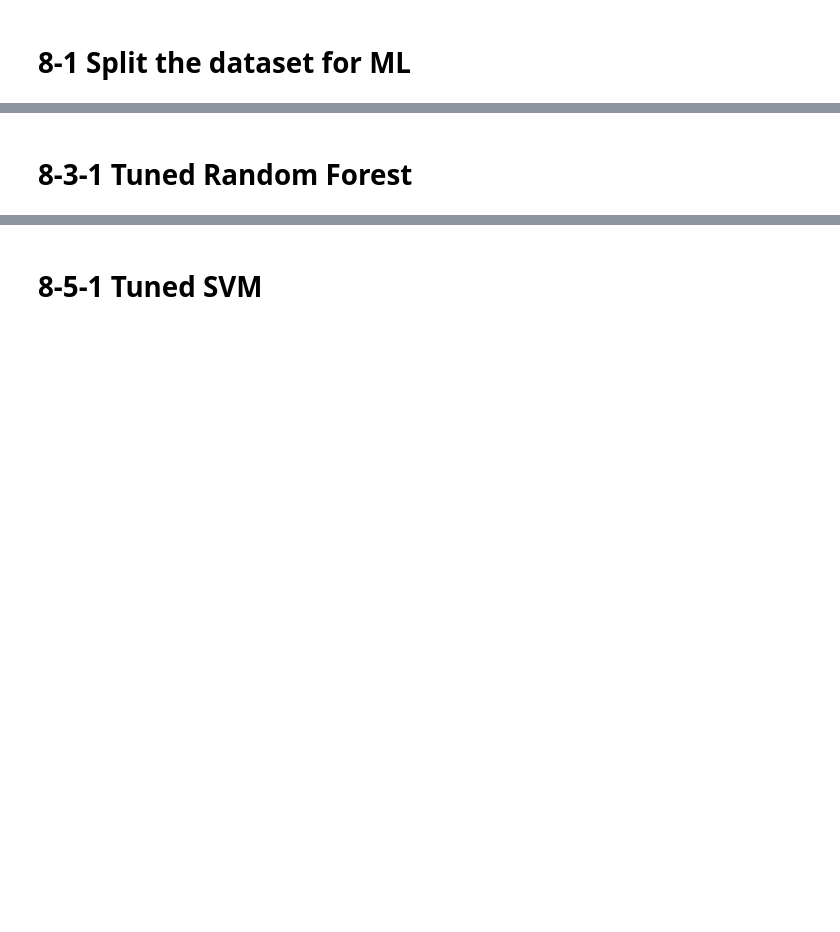
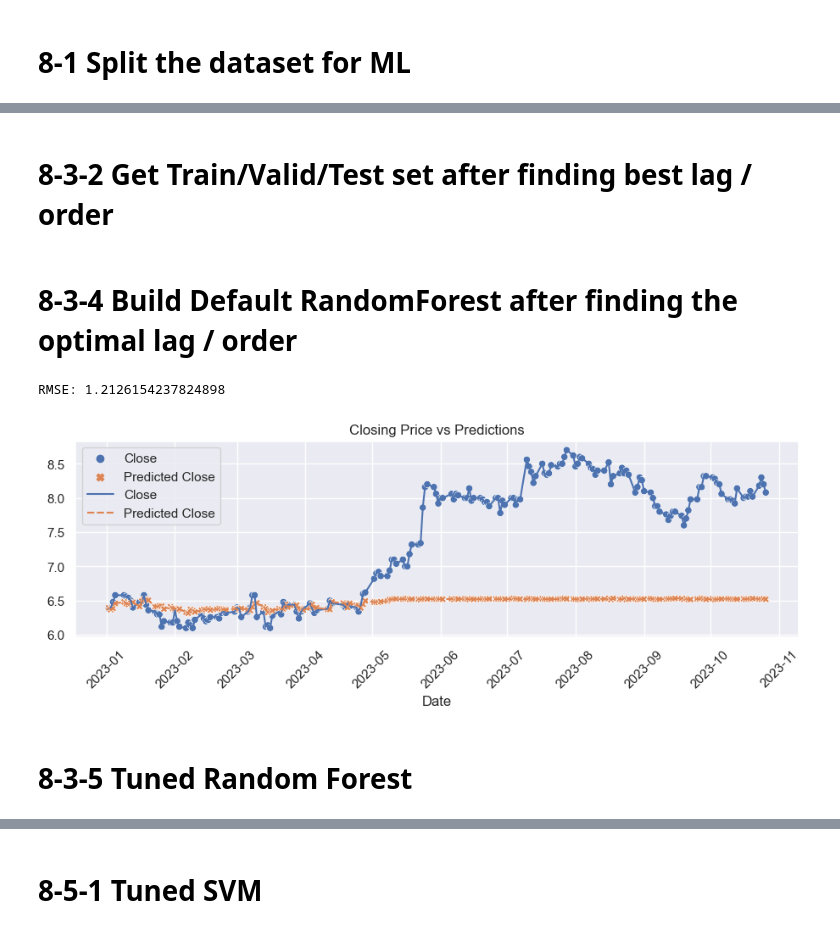
Before and after one commit to praxitelisk/FinancialDashboard, a Jupyter notebook: stock-price-regression-modelling-exp1-0.ipynb, the cells around one changed output, grey strips where cells are left out. Saved outputs shown, nothing was run; the diff lists cells and outputs as text; code cells hidden in the pictures; blank space fills up the shorter version.

```diff
--- a/stock-price-regression-modelling-exp1-0.ipynb
+++ b/stock-price-regression-modelling-exp1-0.ipynb
@@ -667,5 +1075,45 @@ rf_model_baseline, rf_model_rmse = build_random_forest_baseline_model(train_set.
+# %% [markdown]
+# 8-3-2 Get Train/Valid/Test set after finding best lag / order
+# %%
+def get_datasets_after_finding_best_lags(main_df, best_lag_period):
+
+    columns = main_df.columns
+
+    for lag_period in range(1, best_lag_period+1):
+    # Create lag features
+        for feature in columns:
+            main_df['{}_Lag_{}'.format(feature, lag_period)] = main_df[feature].shift(lag_period)
+
+            # fill NaN values
+            main_df.dropna(inplace=True)
+
+    lagged_train_set, lagged_validation_set, lagged_train_and_validation_set, lagged_test_set = split_dataset_for_ml(main_df.copy(),
+                        train_start = train_start_time,
+                        train_end = train_end_time,
+                        validation_start = validation_start_time,
+                        validation_end = validation_end_time,
+                        test_start = test_start_time,
+                        test_end = test_end_time)
+
+
+
+    return lagged_train_set, lagged_validation_set, lagged_test_set
+# %% [markdown]
+# 8-3-4 Build Default RandomForest after finding the optimal lag / order
+# %%
+# # build train/valid/test optimal lagged datasets for RF
+lagged_train_set, lagged_validation_set, lagged_test_set = get_datasets_after_finding_best_lags(main_df.copy(), best_lag_period_rf)
+
+# build RF model with lagged values and default parameters
+rf_model_default_lagged, rf_model_default_lagged_rmse = build_random_forest_default_model(lagged_train_set.copy(), lagged_test_set.copy())
+
+# Save the model's performance
+df_default_model_with_lagged_features_rmse_performance.loc['rf'] = rf_model_default_lagged_rmse
+# %% [output]
+RMSE: 1.2126154237824898
+[figure, added]
 # %% [markdown]
-# 8-3-1 Tuned Random Forest
+# 8-3-5 Tuned Random Forest
 # %%
 def randomforest_tuning(train_set, validation_set, test_set):
 
```
Also changed, not shown: parts of 61 cells of this notebook.
